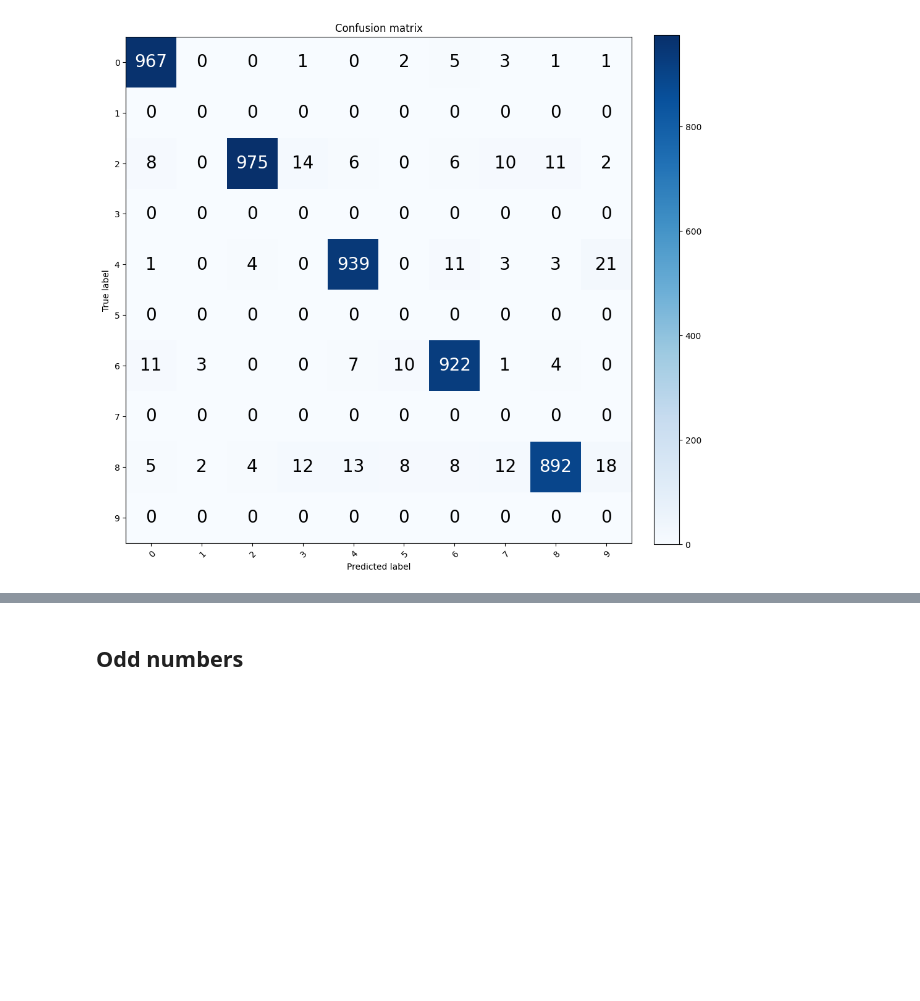
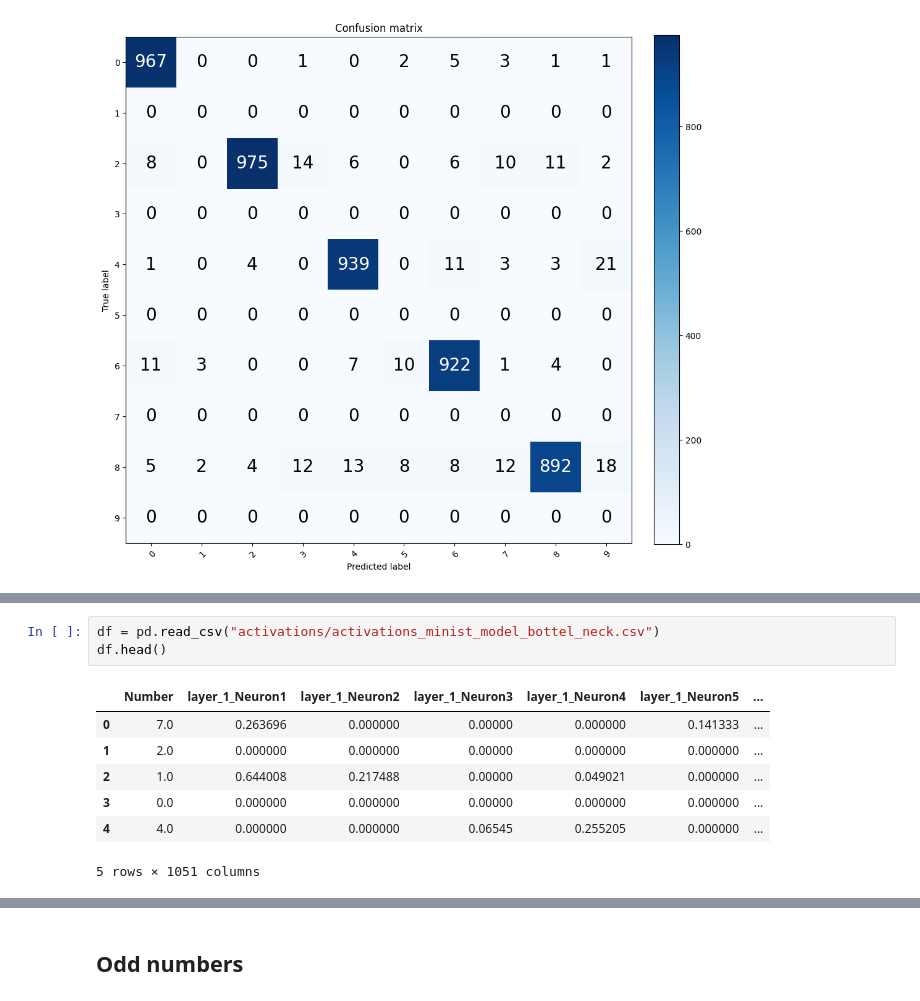
Before and after one commit to miguel-kjh/ExAI, a Jupyter notebook: experiments/neuronal_plasticity.ipynb, the cells around one changed output, grey strips where cells are left out. Cells and saved outputs as stored; diff of their text form; blank space fills up the shorter version.

```diff
--- a/experiments/neuronal_plasticity.ipynb
+++ b/experiments/neuronal_plasticity.ipynb
@@ -657,0 +613,11 @@ plot_confusion_matrix(y_true, y_pred, classes, normalize=False, title='Confusion
+# %%
+df = pd.read_csv("activations/activations_minist_model_bottel_neck.csv")
+df.head()
+# %% [output]
+|  | Number | layer_1_Neuron1 | layer_1_Neuron2 | layer_1_Neuron3 | layer_1_Neuron4 | layer_1_Neuron5 | ... |
+| 0 | 7.0 | 0.263696 | 0.000000 | 0.00000 | 0.000000 | 0.141333 | ... |
+| 1 | 2.0 | 0.000000 | 0.000000 | 0.00000 | 0.000000 | 0.000000 | ... |
+| 2 | 1.0 | 0.644008 | 0.217488 | 0.00000 | 0.049021 | 0.000000 | ... |
+| 3 | 0.0 | 0.000000 | 0.000000 | 0.00000 | 0.000000 | 0.000000 | ... |
+| 4 | 4.0 | 0.000000 | 0.000000 | 0.06545 | 0.255205 | 0.000000 | ... |
+5 rows × 1051 columns
```
Also changed, not shown: parts of 22 cells of this notebook, 5 other files.
